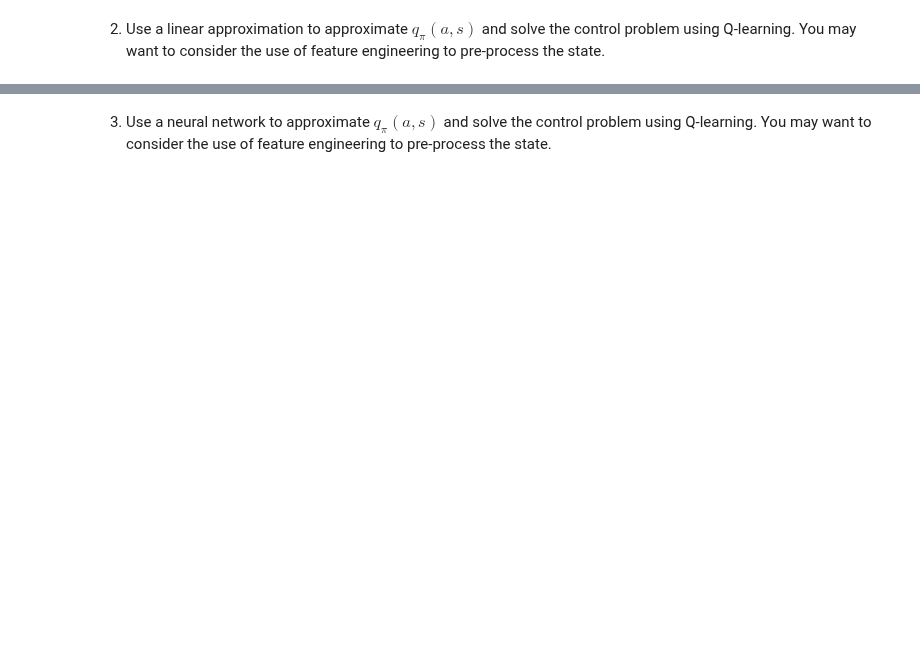
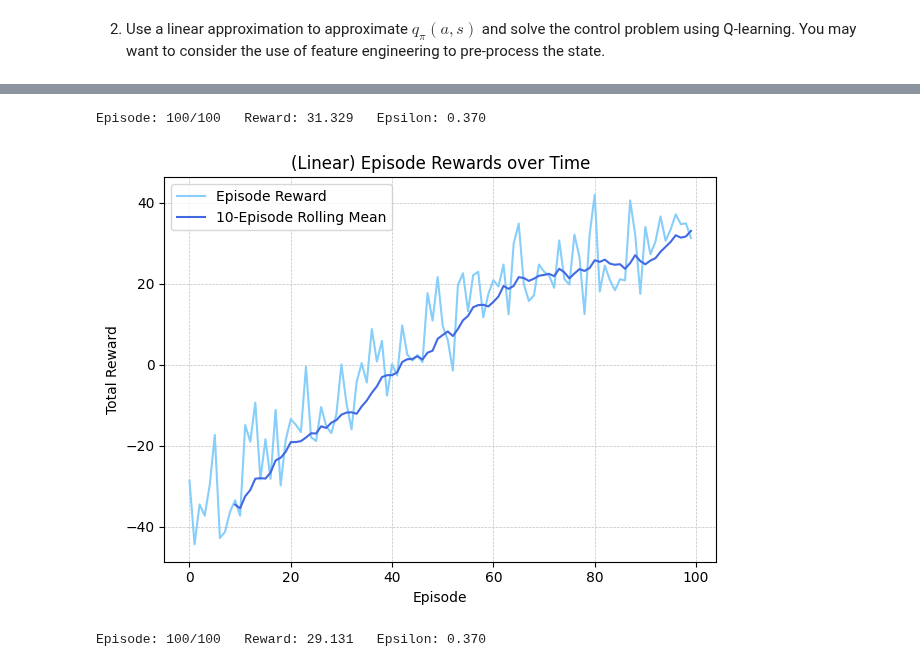
Before and after one commit to kuimetra/reinforcement_learning, a Jupyter notebook: problem_set5/main.ipynb, the cells around one changed output, grey strips where cells are left out. Saved outputs shown, nothing was run; the diff lists cells and outputs as text; code cells hidden in the pictures; blank space fills up the shorter version.

```diff
--- a/problem_set5/main.ipynb
+++ b/problem_set5/main.ipynb
@@ -110,13 +110,13 @@ def q_learning(env, func_approx, num_episodes=100, num_steps=1000, discount_fact
     epsilon = epsilon_start
     policy = eps_greedy_policy(func_approx, epsilon, env.action_space.n)
 
-    for episode in range(1, num_episodes):
+    for episode in range(1, num_episodes + 1):
         total_reward = 0
 
         obs, info = env.reset()
         state = get_features(obs, info)
 
-        for step in range(1, num_steps):
+        for step in range(1, num_steps + 1):
             action_probs = policy(state)
             action = np.random.choice(np.arange(len(action_probs)), p=action_probs)
 
@@ -130,9 +130,9 @@ def q_learning(env, func_approx, num_episodes=100, num_steps=1000, discount_fact
 
             func_approx.update(state, action, td_target)
 
-            print(f"\rEpisode: {episode}/{num_episodes}   Step: {step}/{num_steps}    {round(epsilon, 3)}", end="")
+            state = next_state
 
-            state = next_state
+        print(f"\rEpisode: {episode}/{num_episodes}   Reward: {total_reward:.3f}   Epsilon: {epsilon:.3f}", end="")
 
         epsilon = max(epsilon_min, epsilon_decay * epsilon)
         policy = eps_greedy_policy(func_approx, epsilon, env.action_space.n)
@@ -142,17 +142,18 @@ def q_learning(env, func_approx, num_episodes=100, num_steps=1000, discount_fact
 # %%
 fa = FunctionApproximator()
 lin_rewards = q_learning(env, fa)
+# %% [output]
+Episode: 100/100   Reward: 31.329   Epsilon: 0.370
 # %%
 plt.plot(lin_rewards, color="lightskyblue", label="Episode Reward")
 plt.plot(pd.Series(lin_rewards).rolling(10).mean(), color="royalblue", label="10-Episode Rolling Mean")
-plt.title("Episode Rewards over Time")
+plt.title("(Linear) Episode Rewards over Time")
 plt.xlabel("Episode")
 plt.ylabel("Total Reward")
 plt.grid(color="silver", linestyle='--', linewidth=0.5)
 
 plt.legend()
 plt.tight_layout()
 plt.show()
+# %% [output]
+[figure, added]
-# %% [markdown]
-3. Use a neural network to approximate $q_\pi(a, s)$ and solve the control problem using Q-learning.
-You may want to consider the use of feature engineering to pre-process the state.
@@ -180,0 +229,4 @@ def select_action(state, epsilon, policy_net):
+# %%
+nn_rewards = nn_q_learning(env, policy_net, loss_fn)
+# %% [output]
+Episode: 100/100   Reward: 29.131   Epsilon: 0.370
```
Also changed, not shown: parts of 18 cells of this notebook.
